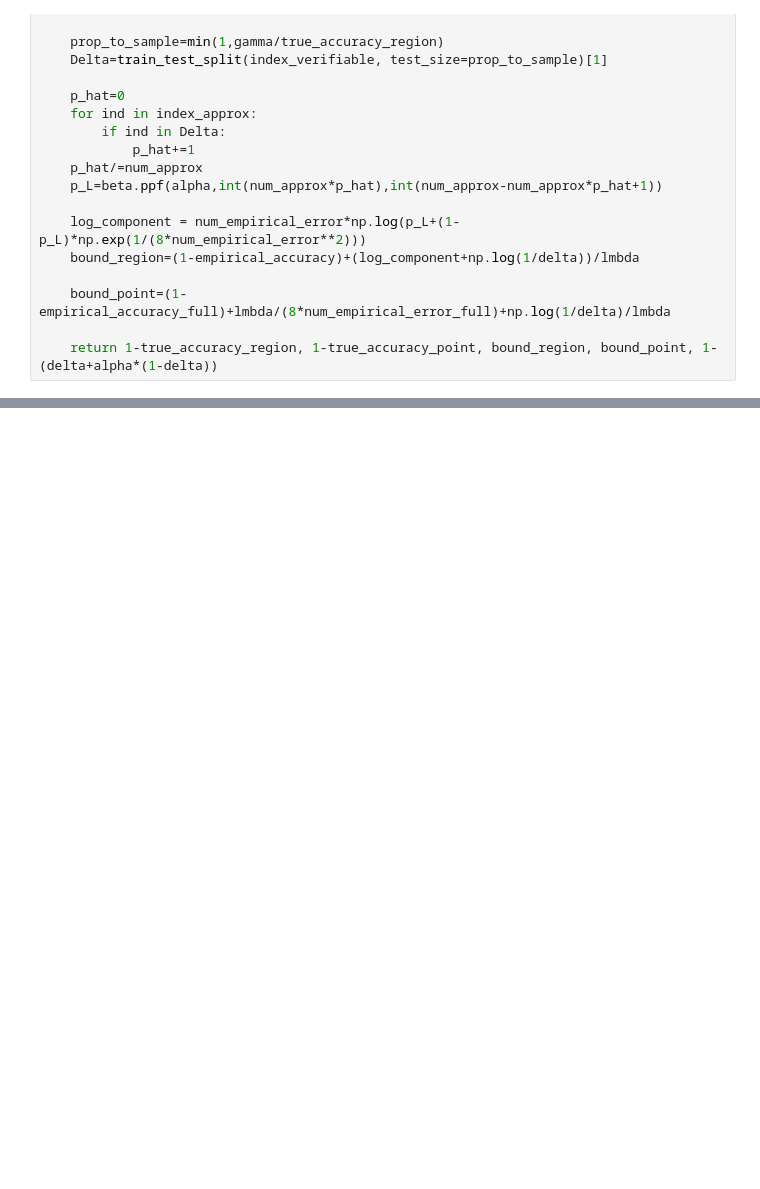
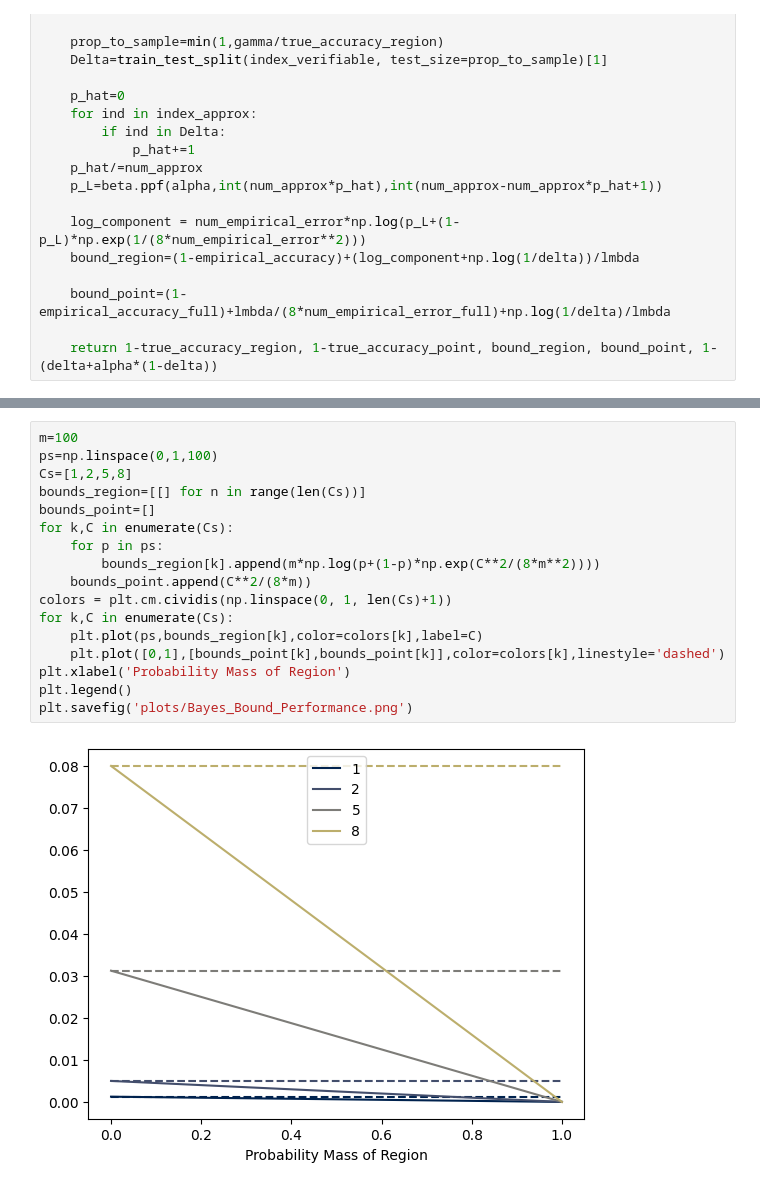
Before and after one commit to ThomasWalker1/Generalization-of-Neural-Networks, a Jupyter notebook: Generalization in Deep Learning/Research Question/experiment_mnist4.ipynb, the cells around one changed output, grey strips where cells are left out. Cells and saved outputs as stored; diff of their text form; blank space fills up the shorter version.

```diff
--- a/Generalization in Deep Learning/Research Question/experiment_mnist4.ipynb
+++ b/Generalization in Deep Learning/Research Question/experiment_mnist4.ipynb
@@ -219,0 +228,19 @@ for i, ax in enumerate(axs):
+# %%
+m=100
+ps=np.linspace(0,1,100)
+Cs=[1,2,5,8]
+bounds_region=[[] for n in range(len(Cs))]
+bounds_point=[]
+for k,C in enumerate(Cs):
+    for p in ps:
+        bounds_region[k].append(m*np.log(p+(1-p)*np.exp(C**2/(8*m**2))))
+    bounds_point.append(C**2/(8*m))
+colors = plt.cm.cividis(np.linspace(0, 1, len(Cs)+1))
+for k,C in enumerate(Cs):
+    plt.plot(ps,bounds_region[k],color=colors[k],label=C)
+    plt.plot([0,1],[bounds_point[k],bounds_point[k]],color=colors[k],linestyle='dashed')
+plt.xlabel('Probability Mass of Region')
+plt.legend()
+plt.savefig('plots/Bayes_Bound_Performance.png')
+# %% [output]
+[figure, added]
```
Also changed, not shown: parts of 2 cells of this notebook.
